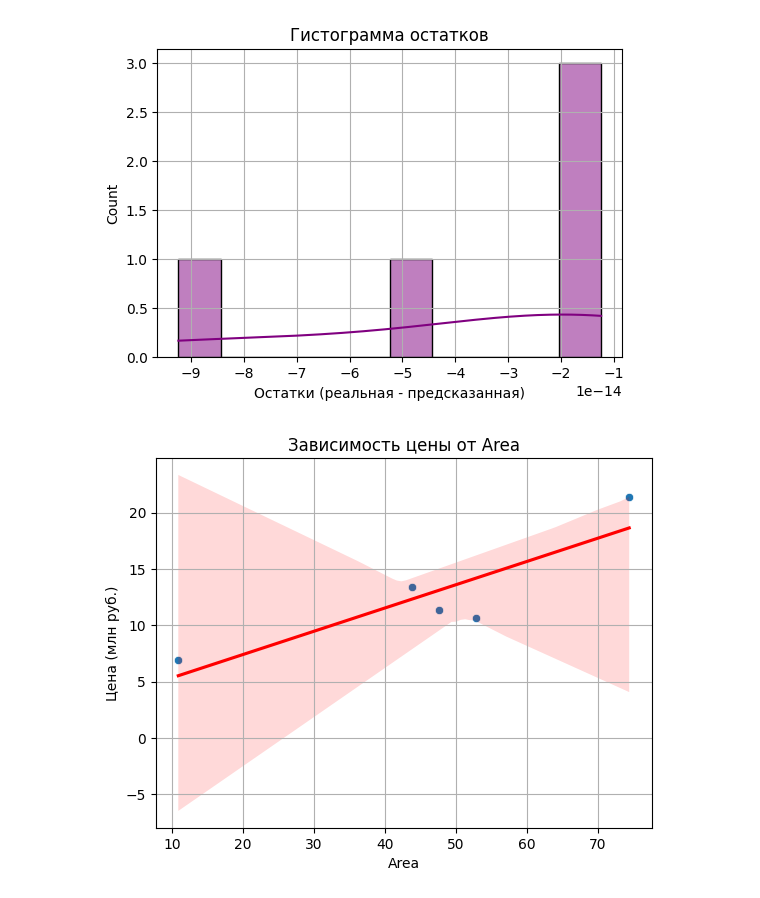
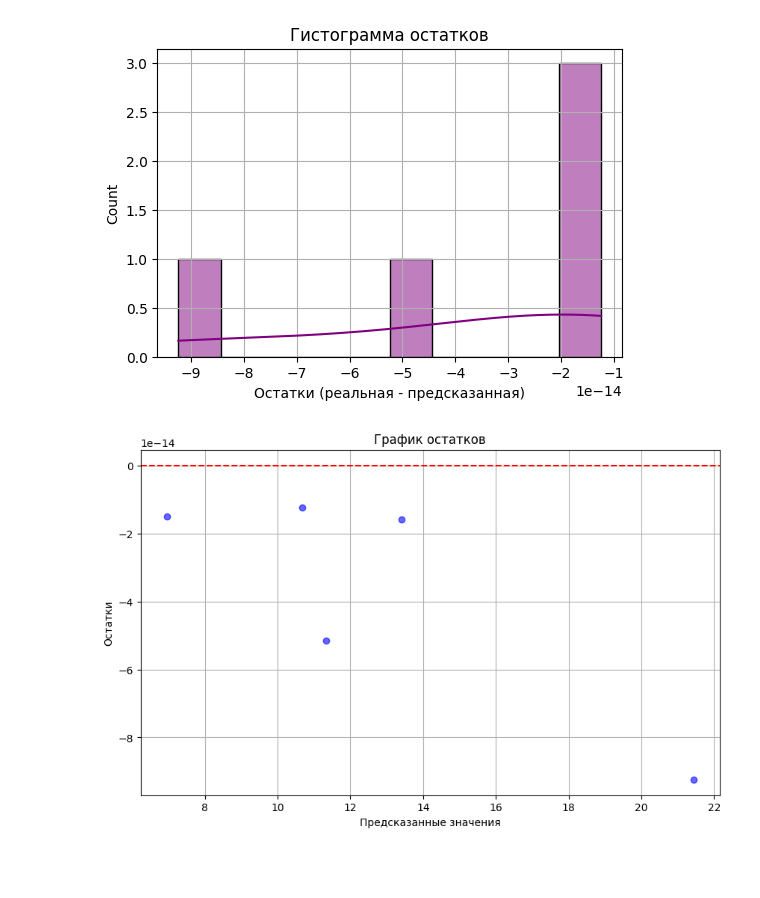
Before and after one commit to daniilborovoy/ml-course, a Jupyter notebook: regression.ipynb, the cells around one changed output. Cells and saved outputs as stored; diff of their text form; code cells hidden in the pictures; blank space fills up the shorter version.

```diff
--- a/regression.ipynb
+++ b/regression.ipynb
@@ -60,6 +60,16 @@ plt.xlabel("Остатки (реальная - предсказанная)")
 plt.grid()
 plt.show()
 
+# === График остатков ===
+plt.figure(figsize=(10, 6))
+plt.scatter(y_pred, residuals, color='blue', alpha=0.6)
+plt.axhline(y=0, color='r', linestyle='--')
+plt.xlabel('Предсказанные значения')
+plt.ylabel('Остатки')
+plt.title('График остатков')
+plt.grid(True)
+plt.show()
+
 # === Зависимость цены от каждого признака ===
 features = ['Area', 'Distance', 'Floor', 'Age']
 for feature in features:
@@ -84,13 +94,13 @@ Time:                        11:25:01   Log-Likelihood:                 146.18
 No. Observations:                   5   AIC:                            -282.4
 Df Residuals:                       0   BIC:                            -284.3
 Df Model:                           4
 Covariance Type:            nonrobust
 ==============================================================================
 ... (14 lines left out)
 Notes:
 [1] Standard Errors assume that the covariance matrix of the errors is correctly specified.
 [2] The condition number is large, 3.03e+03. This might indicate that there are
 strong multicollinearity or other numerical problems.
 [figure]
 [figure]
-[figure, old version]
+[figure, new version]
```
Also changed, not shown: parts of 2 cells of this notebook.
